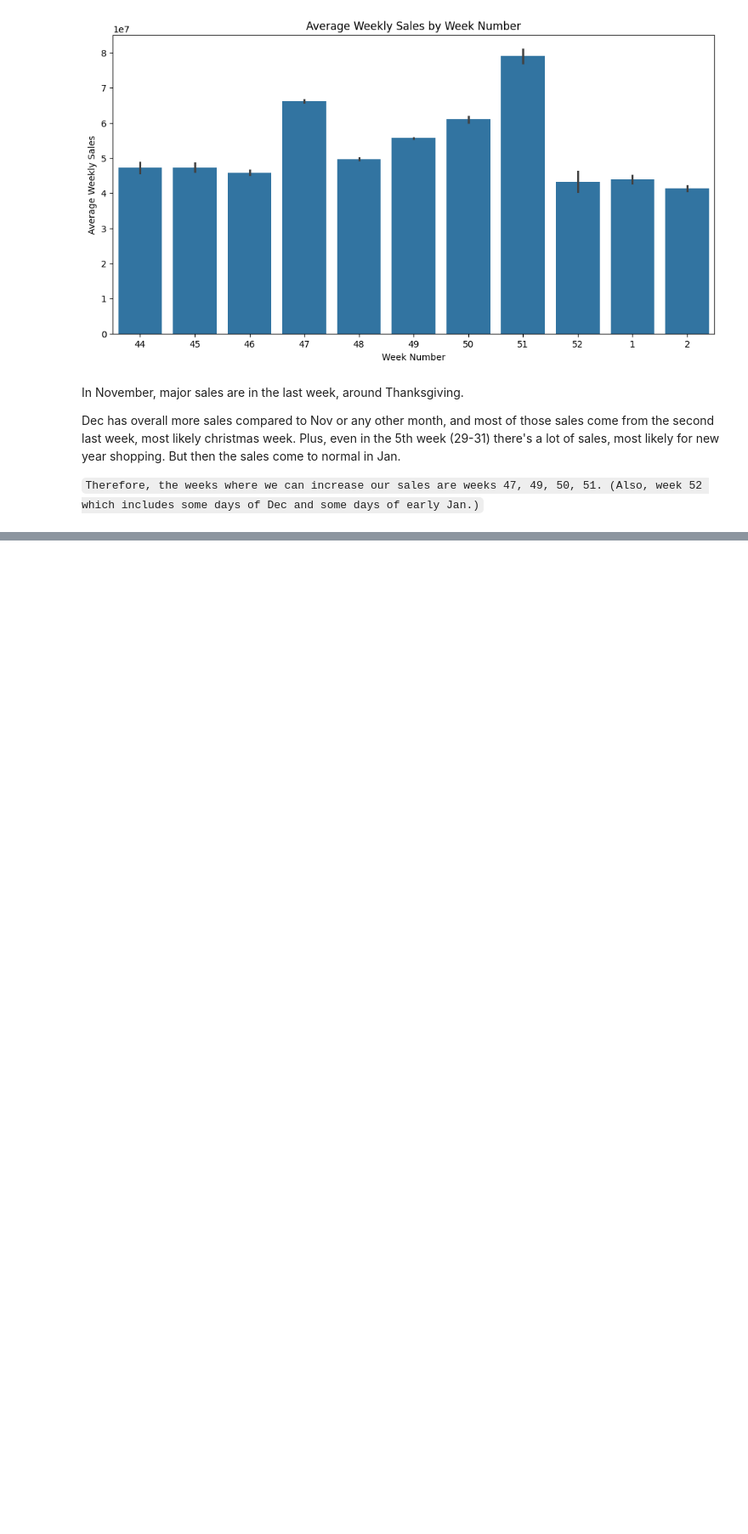
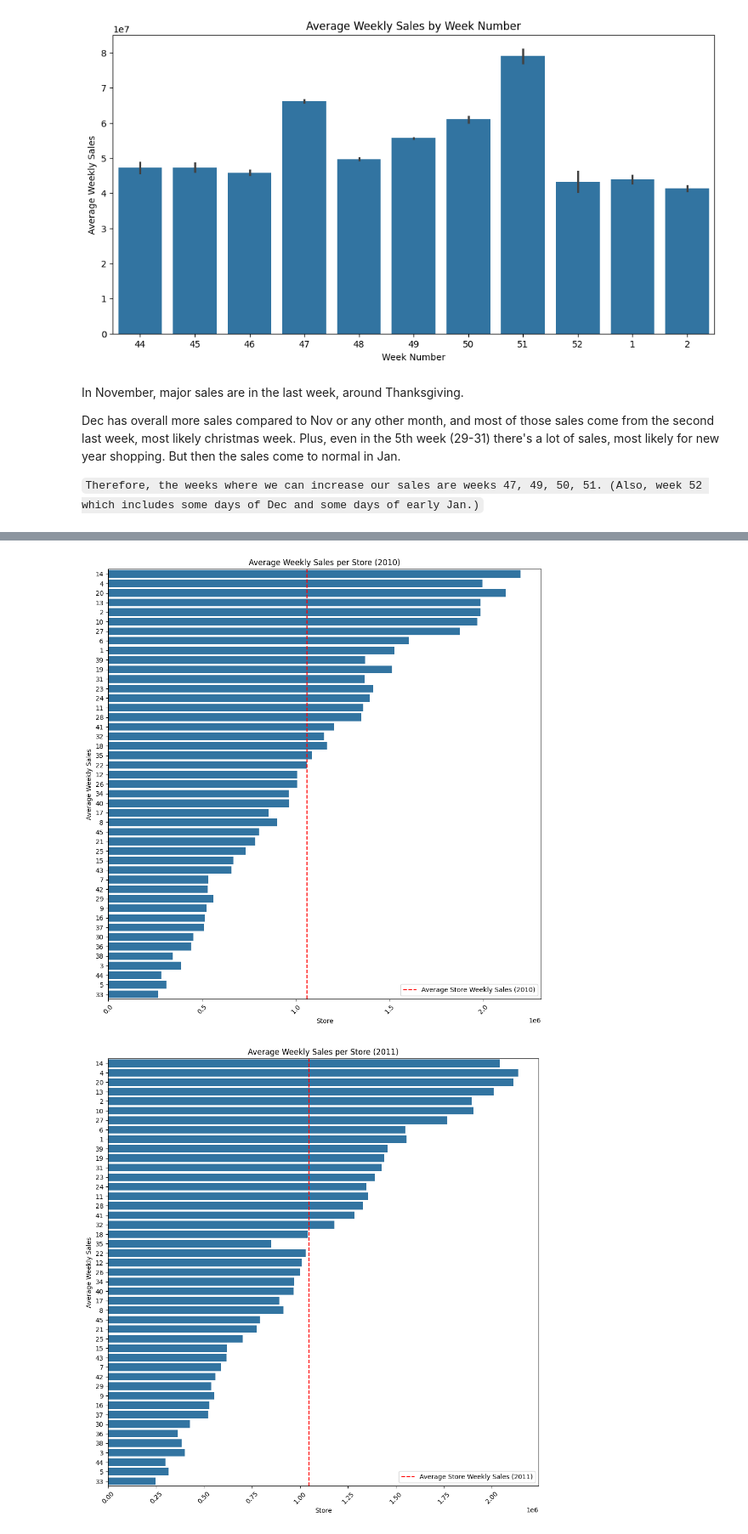
Before and after one commit to bdk-333/Walmart-Sales-Analysis, a Jupyter notebook: notebooks/03_kpi_definition_calculation.ipynb, the cells around one changed output, grey strips where cells are left out. Shown at 85% size. Cells and saved outputs as stored; diff of their text form; code cells hidden in the pictures; blank space fills up the shorter version.

```diff
--- a/notebooks/03_kpi_definition_calculation.ipynb
+++ b/notebooks/03_kpi_definition_calculation.ipynb
@@ -100,0 +103,3 @@ Dec has overall more sales compared to Nov or any other month, and most of those
+# %%
+sales_per_store = df.groupby(['year', 'Store'])['Weekly_Sales'].mean().round().sort_values(ascending=False).reset_index()
+sales_per_store
@@ -100,0 +120,36 @@ Dec has overall more sales compared to Nov or any other month, and most of those
+# %%
+# 2010
+plt.figure(figsize=(12, 12))
+sns.barplot(x='Weekly_Sales', y='Store', data=sales_per_store[sales_per_store['year'] == 2010], order=sales_per_store['Store'], orient='h')
+plt.title('Average Weekly Sales per Store (2010)')
+plt.xlabel('Store')
+plt.ylabel('Average Weekly Sales')
+plt.xticks(rotation=45)
+plt.axvline(x=sales_per_store[sales_per_store['year'] == 2010]['Weekly_Sales'].mean(), color='r', linestyle='--', label='Average Store Weekly Sales (2010)')
+plt.legend()
+plt.show()
+
+# 2011
+plt.figure(figsize=(12, 12))
+sns.barplot(x='Weekly_Sales', y='Store', data=sales_per_store[sales_per_store['year'] == 2011], order=sales_per_store['Store'], orient='h')
+plt.title('Average Weekly Sales per Store (2011)')
+plt.xlabel('Store')
+plt.ylabel('Average Weekly Sales')
+plt.xticks(rotation=45)
+plt.axvline(x=sales_per_store[sales_per_store['year'] == 2011]['Weekly_Sales'].mean(), color='r', linestyle='--', label='Average Store Weekly Sales (2011)')
+plt.legend()
+plt.show()
+
+# 2012
+plt.figure(figsize=(12, 12))
+sns.barplot(x='Weekly_Sales', y='Store', data=sales_per_store[sales_per_store['year'] == 2012], order=sales_per_store['Store'], orient='h')
+plt.title('Average Weekly Sales per Store (2012)')
+plt.xlabel('Store')
+plt.ylabel('Average Weekly Sales')
+plt.xticks(rotation=45)
+plt.axvline(x=sales_per_store[sales_per_store['year'] == 2012]['Weekly_Sales'].mean(), color='r', linestyle='--', label='Average Store Weekly Sales (2012)')
+plt.legend()
+plt.show()
+# %% [output]
+[figure, added]
+[figure, added]
```
Also changed, not shown: parts of 8 cells of this notebook.
